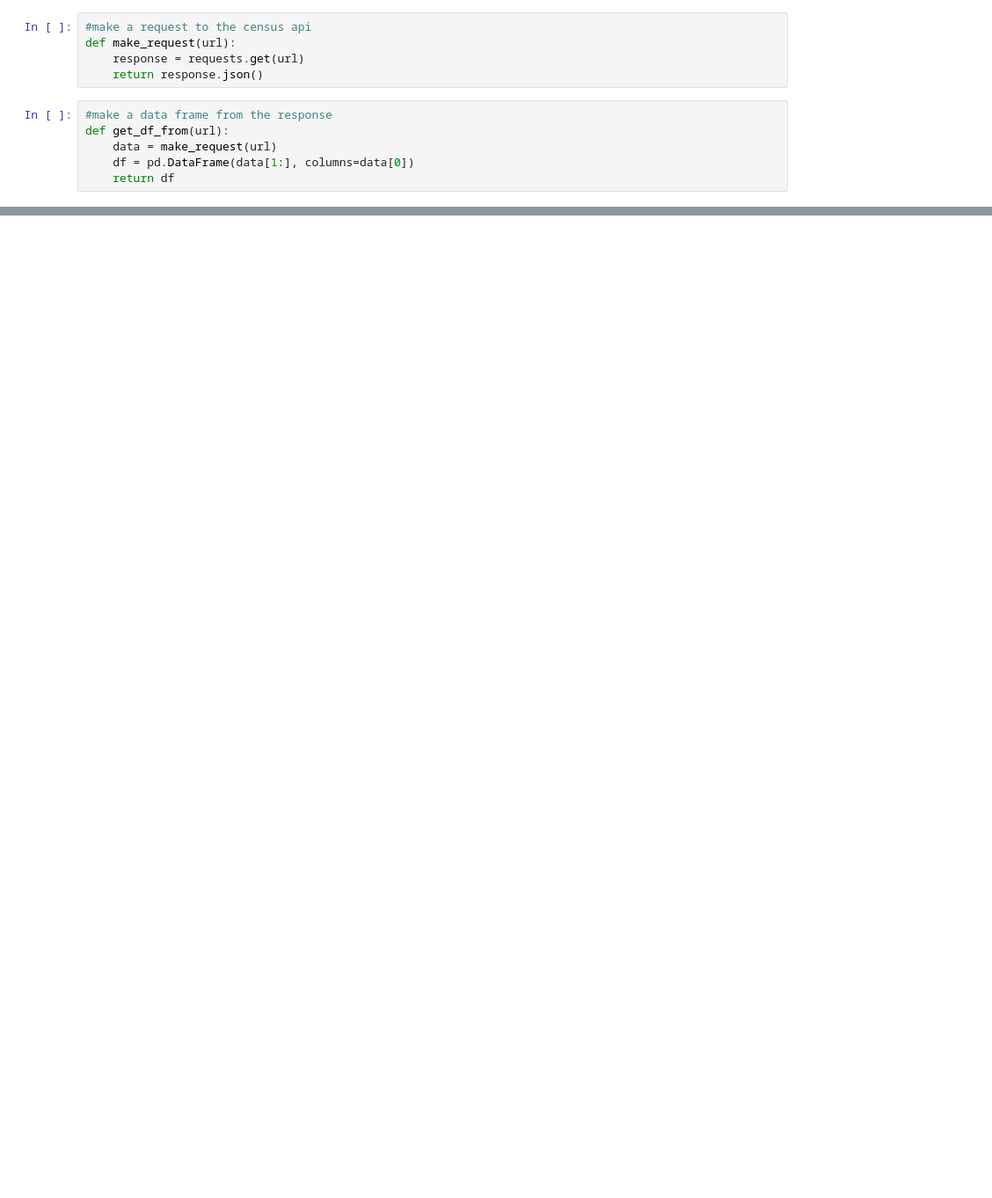
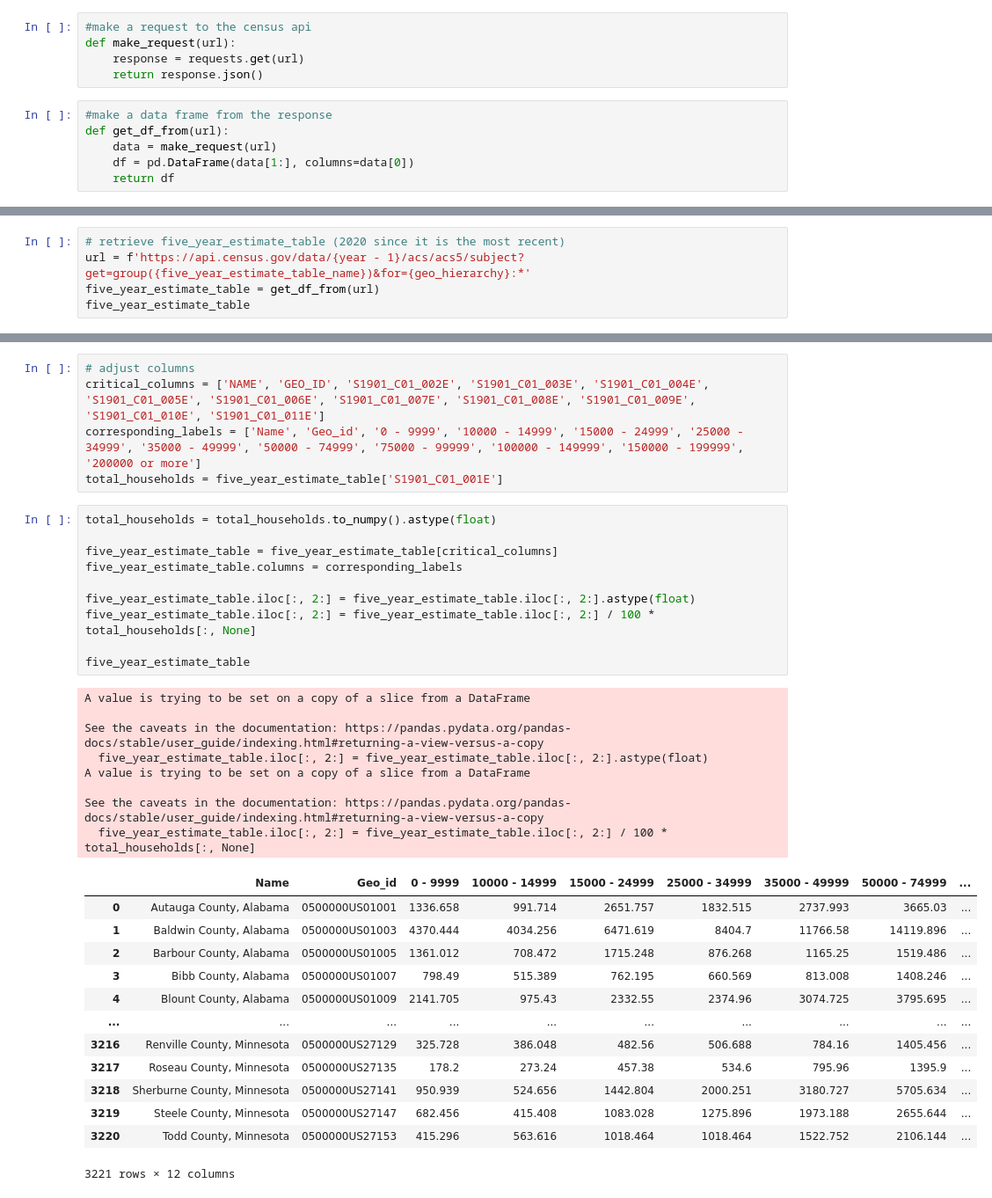
Before and after one commit to mhamzaerol/local-income-prediction-using-google-trends, a Jupyter notebook: census-data/census-data-collector.ipynb, the cells around one changed output, grey strips where cells are left out. Shown: that part at 88% size. Cells and saved outputs as stored; diff of their text form; blank space fills up the shorter version.

```diff
--- a/census-data/census-data-collector.ipynb
+++ b/census-data/census-data-collector.ipynb
@@ -65,0 +141,5 @@ Finished 2011 metropolitan statistical area/micropolitan statistical area table
+# %%
+# retrieve five_year_estimate_table (2020 since it is the most recent)
+url = f'https://api.census.gov/data/{year - 1}/acs/acs5/subject?get=group({five_year_estimate_table_name})&for={geo_hierarchy}:*'
+five_year_estimate_table = get_df_from(url)
+five_year_estimate_table
@@ -65,0 +160,37 @@ Finished 2011 metropolitan statistical area/micropolitan statistical area table
+# %%
+# adjust columns
+critical_columns = ['NAME', 'GEO_ID', 'S1901_C01_002E', 'S1901_C01_003E', 'S1901_C01_004E', 'S1901_C01_005E', 'S1901_C01_006E', 'S1901_C01_007E', 'S1901_C01_008E', 'S1901_C01_009E', 'S1901_C01_010E', 'S1901_C01_011E']
+corresponding_labels = ['Name', 'Geo_id', '0 - 9999', '10000 - 14999', '15000 - 24999', '25000 - 34999', '35000 - 49999', '50000 - 74999', '75000 - 99999', '100000 - 149999', '150000 - 199999', '200000 or more']
+total_households = five_year_estimate_table['S1901_C01_001E']
+# %%
+total_households = total_households.to_numpy().astype(float)
+
+five_year_estimate_table = five_year_estimate_table[critical_columns]
+five_year_estimate_table.columns = corresponding_labels
+
+five_year_estimate_table.iloc[:, 2:] = five_year_estimate_table.iloc[:, 2:].astype(float)
+five_year_estimate_table.iloc[:, 2:] = five_year_estimate_table.iloc[:, 2:] / 100 * total_households[:, None]
+
+five_year_estimate_table
+# %% [output]
+A value is trying to be set on a copy of a slice from a DataFrame
+
+See the caveats in the documentation: https://pandas.pydata.org/pandas-docs/stable/user_guide/indexing.html#returning-a-view-versus-a-copy
+  five_year_estimate_table.iloc[:, 2:] = five_year_estimate_table.iloc[:, 2:].astype(float)
+A value is trying to be set on a copy of a slice from a DataFrame
+
+See the caveats in the documentation: https://pandas.pydata.org/pandas-docs/stable/user_guide/indexing.html#returning-a-view-versus-a-copy
+  five_year_estimate_table.iloc[:, 2:] = five_year_estimate_table.iloc[:, 2:] / 100 * total_households[:, None]
+|  | Name | Geo_id | 0 - 9999 | 10000 - 14999 | 15000 - 24999 | 25000 - 34999 | 35000 - 49999 | 50000 - 74999 | ... |
+| 0 | Autauga County, Alabama | 0500000US01001 | 1336.658 | 991.714 | 2651.757 | 1832.515 | 2737.993 | 3665.03 | ... |
+| 1 | Baldwin County, Alabama | 0500000US01003 | 4370.444 | 4034.256 | 6471.619 | 8404.7 | 11766.58 | 14119.896 | ... |
+| 2 | Barbour County, Alabama | 0500000US01005 | 1361.012 | 708.472 | 1715.248 | 876.268 | 1165.25 | 1519.486 | ... |
+| 3 | Bibb County, Alabama | 0500000US01007 | 798.49 | 515.389 | 762.195 | 660.569 | 813.008 | 1408.246 | ... |
+| 4 | Blount County, Alabama | 0500000US01009 | 2141.705 | 975.43 | 2332.55 | 2374.96 | 3074.725 | 3795.695 | ... |
+| ... | ... | ... | ... | ... | ... | ... | ... | ... | ... |
+| 3216 | Renville County, Minnesota | 0500000US27129 | 325.728 | 386.048 | 482.56 | 506.688 | 784.16 | 1405.456 | ... |
+| 3217 | Roseau County, Minnesota | 0500000US27135 | 178.2 | 273.24 | 457.38 | 534.6 | 795.96 | 1395.9 | ... |
+| 3218 | Sherburne County, Minnesota | 0500000US27141 | 950.939 | 524.656 | 1442.804 | 2000.251 | 3180.727 | 5705.634 | ... |
+| 3219 | Steele County, Minnesota | 0500000US27147 | 682.456 | 415.408 | 1083.028 | 1275.896 | 1973.188 | 2655.644 | ... |
+| 3220 | Todd County, Minnesota | 0500000US27153 | 415.296 | 563.616 | 1018.464 | 1018.464 | 1522.752 | 2106.144 | ... |
+3221 rows × 12 columns
```
Also changed, not shown: parts of 19 cells of this notebook, 44 other files.
